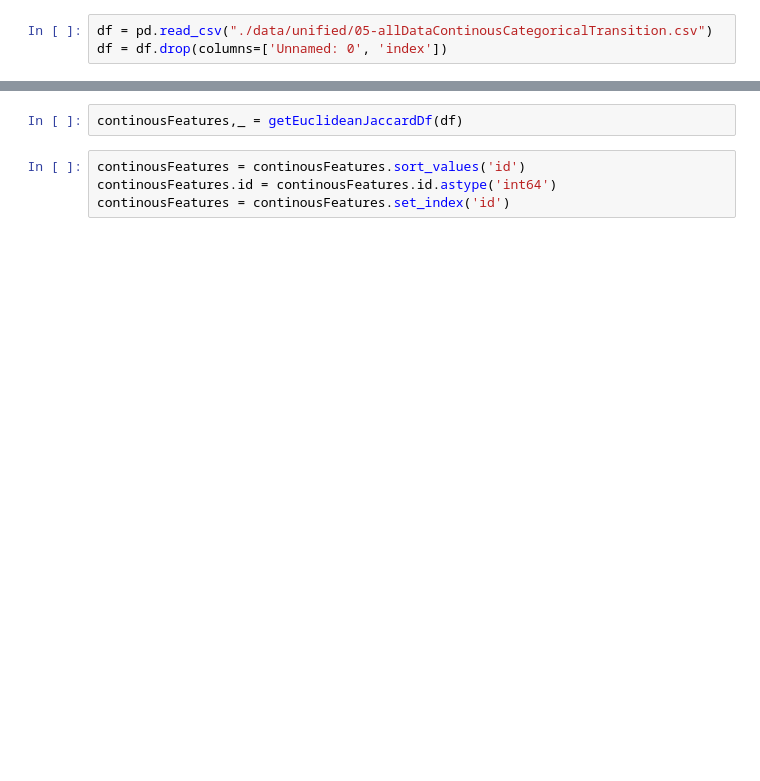
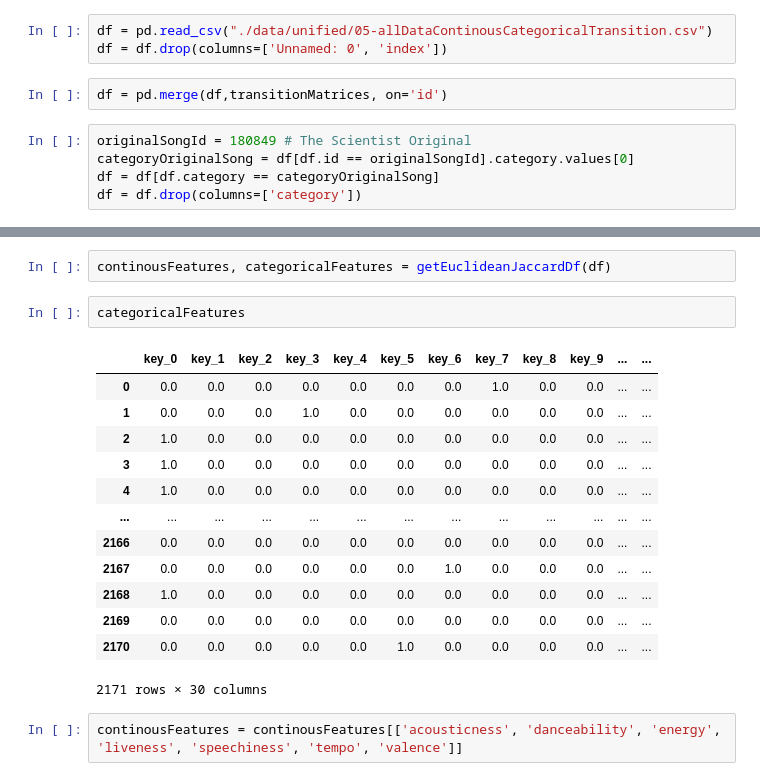
Before and after one commit to skarensmoll/thesisMusikRecommender, a Jupyter notebook: Experiments/06-11-Modeling.ipynb, the cells around one changed output, grey strips where cells are left out. Cells and saved outputs as stored; diff of their text form; blank space fills up the shorter version.

```diff
--- a/Experiments/06-11-Modeling.ipynb
+++ b/Experiments/06-11-Modeling.ipynb
@@ -15,3 +18,10 @@ from ipynb.fs.full.Pipeline import removeConstantFeatures, applyBoxCoxAllFeature
 # %%
 df = pd.read_csv("./data/unified/05-allDataContinousCategoricalTransition.csv")
 df = df.drop(columns=['Unnamed: 0', 'index'])
+# %%
+df = pd.merge(df,transitionMatrices, on='id')
+# %%
+originalSongId = 180849 # The Scientist Original
+categoryOriginalSong = df[df.id == originalSongId].category.values[0]
+df = df[df.category == categoryOriginalSong]
+df = df.drop(columns=['category'])
@@ -18,9 +53,23 @@ df = df.drop(columns=['Unnamed: 0', 'index'])
 # %%
-continousFeatures,_ = getEuclideanJaccardDf(df)
+continousFeatures, categoricalFeatures = getEuclideanJaccardDf(df)
-# %%
-continousFeatures = continousFeatures.sort_values('id')
-continousFeatures.id = continousFeatures.id.astype('int64')
-continousFeatures = continousFeatures.set_index('id')
+# %%
+categoricalFeatures
+# %% [output]
+|  | key_0 | key_1 | key_2 | key_3 | key_4 | key_5 | key_6 | key_7 | key_8 | key_9 | ... | ... |
+| 0 | 0.0 | 0.0 | 0.0 | 0.0 | 0.0 | 0.0 | 0.0 | 1.0 | 0.0 | 0.0 | ... | ... |
+| 1 | 0.0 | 0.0 | 0.0 | 1.0 | 0.0 | 0.0 | 0.0 | 0.0 | 0.0 | 0.0 | ... | ... |
+| 2 | 1.0 | 0.0 | 0.0 | 0.0 | 0.0 | 0.0 | 0.0 | 0.0 | 0.0 | 0.0 | ... | ... |
+| 3 | 1.0 | 0.0 | 0.0 | 0.0 | 0.0 | 0.0 | 0.0 | 0.0 | 0.0 | 0.0 | ... | ... |
+| 4 | 1.0 | 0.0 | 0.0 | 0.0 | 0.0 | 0.0 | 0.0 | 0.0 | 0.0 | 0.0 | ... | ... |
+| ... | ... | ... | ... | ... | ... | ... | ... | ... | ... | ... | ... | ... |
+| 2166 | 0.0 | 0.0 | 0.0 | 0.0 | 0.0 | 0.0 | 0.0 | 0.0 | 0.0 | 0.0 | ... | ... |
+| 2167 | 0.0 | 0.0 | 0.0 | 0.0 | 0.0 | 0.0 | 1.0 | 0.0 | 0.0 | 0.0 | ... | ... |
+| 2168 | 1.0 | 0.0 | 0.0 | 0.0 | 0.0 | 0.0 | 0.0 | 0.0 | 0.0 | 0.0 | ... | ... |
+| 2169 | 0.0 | 0.0 | 0.0 | 0.0 | 0.0 | 0.0 | 0.0 | 0.0 | 0.0 | 0.0 | ... | ... |
+| 2170 | 0.0 | 0.0 | 0.0 | 0.0 | 0.0 | 1.0 | 0.0 | 0.0 | 0.0 | 0.0 | ... | ... |
+2171 rows × 30 columns
+# %%
+continousFeatures = continousFeatures[['acousticness', 'danceability', 'energy', 'liveness', 'speechiness', 'tempo', 'valence']]
 # %%
 continousFeatures
 # %% [output]
```
Also changed, not shown: parts of 35 cells of this notebook, 6 other files.
